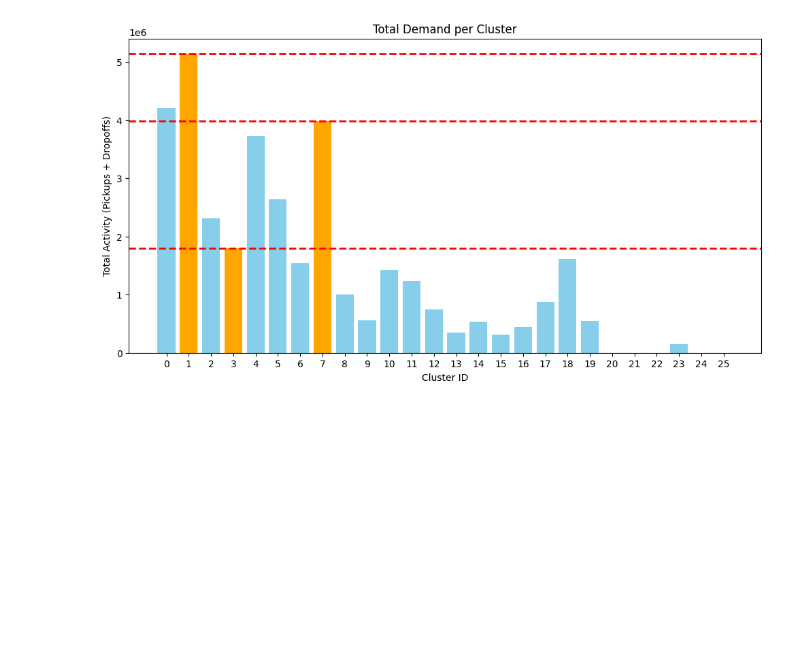
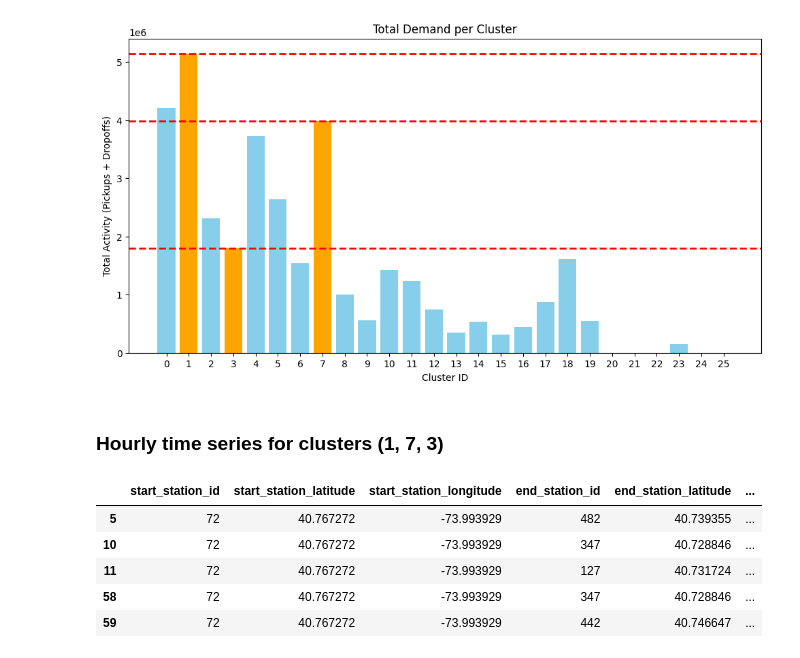
Before and after one commit to Andrejj23/city-bike, a Jupyter notebook: Georgios/mean_shift_clustering.ipynb, the cells around one changed output. Saved outputs shown, nothing was run; the diff lists cells and outputs as text; code cells hidden in the pictures; blank space fills up the shorter version.

```diff
--- a/Georgios/mean_shift_clustering.ipynb
+++ b/Georgios/mean_shift_clustering.ipynb
@@ -568,3 +631,18 @@ plt.xticks(cluster_stats_sorted['cluster_id'])
 plt.show()
 # %% [output]
 [figure]
+# %% [markdown]
+### Hourly time series for clusters (1, 7, 3)
+# %%
+time_series_data = df_merged.copy()
+time_series_data = time_series_data[ (time_series_data['start_cluster'].isin(highlight_clusters) ) |
+                                    (time_series_data['end_cluster'].isin(highlight_clusters) ) ]
+
+time_series_data.head()
+# %% [output]
+|  | start_station_id | start_station_latitude | start_station_longitude | end_station_id | end_station_latitude | ... |
+| 5 | 72 | 40.767272 | -73.993929 | 482 | 40.739355 | ... |
+| 10 | 72 | 40.767272 | -73.993929 | 347 | 40.728846 | ... |
+| 11 | 72 | 40.767272 | -73.993929 | 127 | 40.731724 | ... |
+| 58 | 72 | 40.767272 | -73.993929 | 347 | 40.728846 | ... |
+| 59 | 72 | 40.767272 | -73.993929 | 442 | 40.746647 | ... |
```
Also changed, not shown: parts of 10 cells of this notebook, 1 other file.
